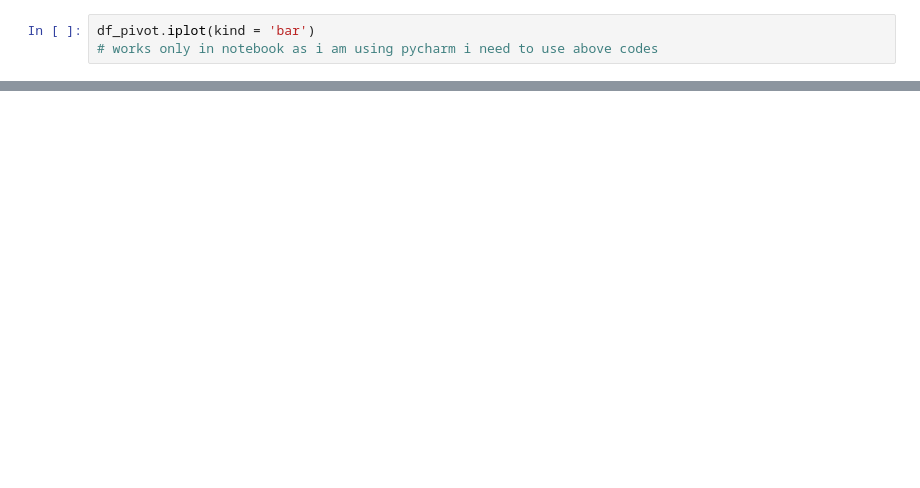
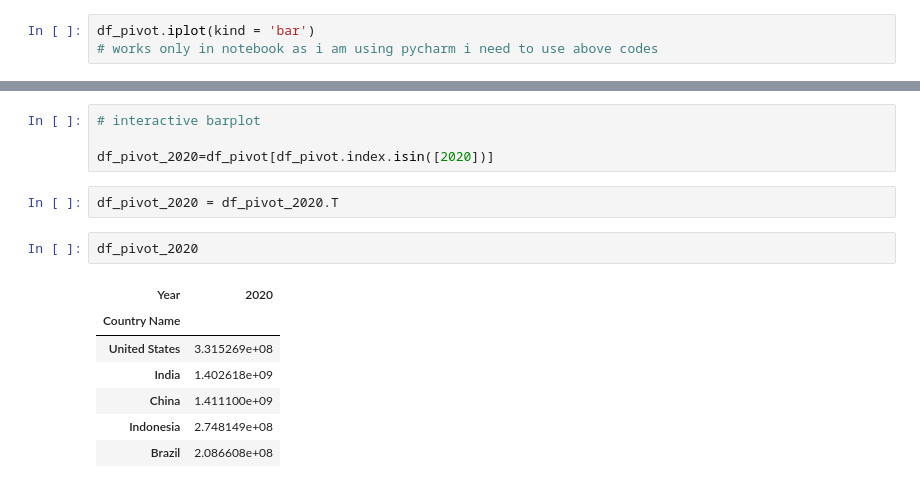
Before and after one commit to DiilaNa/Data_Science_with-Pandas, a Jupyter notebook: Project-2/InterActiveDataVisualizations.ipynb, the cells around one changed output, grey strips where cells are left out. Drawn from its saved outputs; the diff is of its cells as text; blank space fills up the shorter version.

```diff
--- a/Project-2/InterActiveDataVisualizations.ipynb
+++ b/Project-2/InterActiveDataVisualizations.ipynb
@@ -28,4 +43,20 @@ fig = px.line(df_pivot, x=df_pivot.index, y=df_pivot.columns)
 fig.show()
 # %% [output]
 [interactive output not drawn]
+# %%
+# interactive barplot
+
+df_pivot_2020=df_pivot[df_pivot.index.isin([2020])]
+# %%
+df_pivot_2020 = df_pivot_2020.T
+# %%
+df_pivot_2020
+# %% [output]
+| Year | 2020 |
+| Country Name |  |
+| United States | 3.315269e+08 |
+| India | 1.402618e+09 |
+| China | 1.411100e+09 |
+| Indonesia | 2.748149e+08 |
+| Brazil | 2.086608e+08 |
 # %%
```
Also changed, not shown: parts of 5 cells of this notebook.
